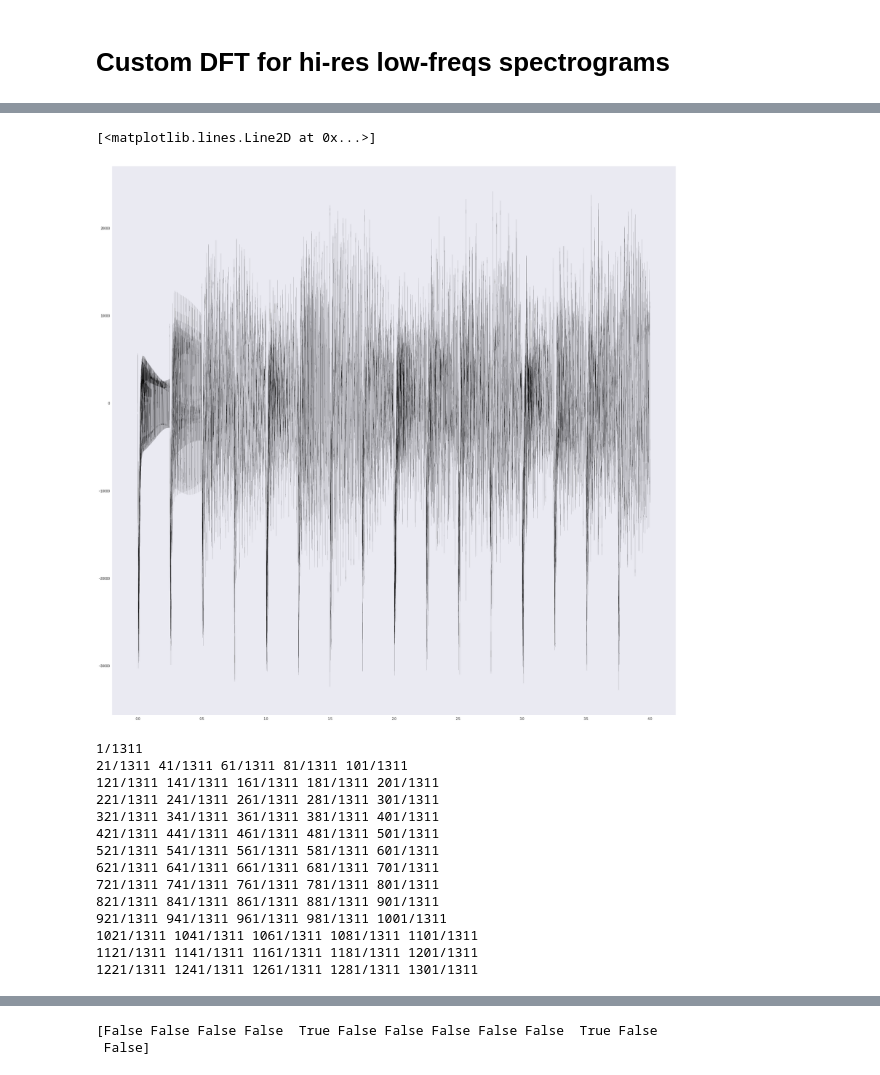
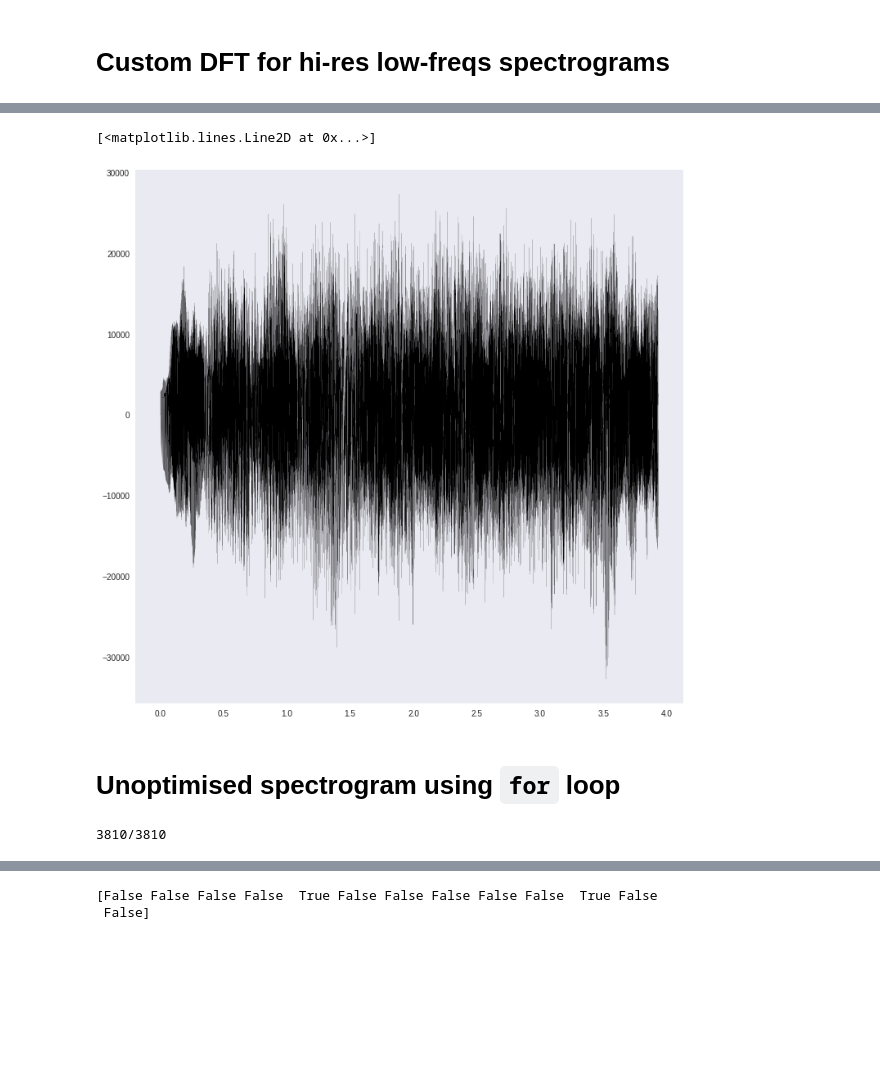
Before and after one commit to tandav/spectrogram, a Jupyter notebook: custom_fft_low_freqs.ipynb, the cells around one changed output, grey strips where cells are left out. Cells and saved outputs as stored; diff of their text form; code cells hidden in the pictures; blank space fills up the shorter version.

Commit message:
cupy, progressbar, save png

```diff
--- a/custom_fft_low_freqs.ipynb
+++ b/custom_fft_low_freqs.ipynb
@@ -3,6 +32,9 @@
 # %%
+from google.colab import files
 import numpy as np
+import cupy as cp
 import matplotlib.pyplot as plt
+import sys
 # plt.rcParams['figure.figsize'] = [20, 20]
-plt.rcParams['figure.figsize'] = [30, 30]
-# plt.rcParams['figure.figsize'] = [12, 12]
+# plt.rcParams['figure.figsize'] = [30, 30]
+plt.rcParams['figure.figsize'] = [12, 12]
@@ -27,59 +57,73 @@ c-c#-192kHz (1).wav  c-c#-192kHz.wav  datalab  ff.png  todi.wav
 # %%
 from scipy.io import wavfile
-rate, x = wavfile.read('c-c#-192kHz.wav')
+rate, x = wavfile.read('lead.wav')
 signal = x
 # signal = x[:20000]
 # left_channel  = x[:, 0]
 # right_channel = x[:, 1]
 # signal = left_channel
 # signal = (left_channel + right_channel) / 2 # average left and right channels to mono signal // reaaly bad, don't do this
 N = len(signal)
 t = np.linspace(0, N/rate, N)
 plt.grid()
 plt.plot(t, signal, 'k-', linewidth=0.1)
 # %% [output]
 [<matplotlib.lines.Line2D at 0x...>]
-[figure, old version]
+[figure, new version]
+# %% [markdown]
+# Unoptimised spectrogram using `for` loop
 # %%
-nperseg  = 11025//7
-noverlap = nperseg // 100 * 66
+from scipy.signal import tukey, gaussian
 
-# nperseg  = 11025//2
-# noverlap = nperseg // 100 * 92
+
+nperseg  = 11025 // 5
+# noverlap = nperseg -1
+noverlap = nperseg // 100 * 98
+
 step = nperseg - noverlap
 f_N = nperseg // 1
 spectrogram = np.empty( ((signal.shape[-1] - noverlap) // step, f_N) )
 t_chunk = np.linspace(0, nperseg / rate, nperseg)
-f       = np.geomspace(30, nperseg//2, f_N) # second arg: nperseg//2 (Nyquist limit)
+f = np.logspace(np.log10(30), np.log10(nperseg//2), f_N) # second arg: nperseg//2 (Nyquist limit)
+# f       = np.geomspace(30, nperseg//2, f_N) # second arg: nperseg//2 (Nyquist limit)
 
 
 T_chunk, F_chunk = np.meshgrid(t_chunk, f)
-E = np.exp(-2j * np.pi * F_chunk * T_chunk)
+E = cp.array(np.exp(-2j * np.pi * F_chunk * T_chunk))
+
 
 lines_for_plot_windows = []
 # blur_kernel = gaussian(50, std=3)
-blur_kernel = gaussian(50, std=3)
+blur_kernel = gaussian(50, std=10)
+# acoustic_filter = 12200**2 * f**2 / (f**2 + 20.6**2) / (f**2 + 12200**2) # siggigue.github.io/pyfilterbank/splweighting.html
+
 
 j = 0
 for i in range(0, N, step):
     if j % 20 == 0:
-      print(f'{j + 1}/{spectrogram.shape[0]}', end=' ')
-    if(j % 100 == 0):
-#     if j % 15 == 0:
-      print('\n', end='')
-    chunk = signal[i : i + nperseg]
+        sys.stdout.write('\r')
+        sys.stdout.write(f'{j + 1}/{spectrogram.shape[0]}')
+        sys.stdout.flush()
+
+    chunk = cp.array(signal[i : i + nperseg])
 
     if E.shape[1] == chunk.shape[0]:
 #         print(chunk.shape, np.hanning(nperseg).shape)
 #         chunk = chunk * np.hamming(nperseg)
 #         chunk = chunk * np.bartlett(nperseg)
-        chunk = chunk * np.blackman(nperseg)
-        corr = E @ chunk
+#         chunk = chunk * np.blackman(nperseg)
+#         chunk = chunk * gaussian(nperseg, std=0.1)
 
-        magnitude = np.abs(corr)
+#         corr = E @ chunk
 
-        lines_for_plot_windows.append(t[i])
-        lines_for_plot_windows.append(t[i + nperseg])
+        corr = cp.dot(E, chunk)
+
+        magnitude = np.abs(corr.get())
+
+#         magnitude = np.abs(corr)
+
+#         lines_for_plot_windows.append(t[i])
+#         lines_for_plot_windows.append(t[i + nperseg])
 
 
 
@@ -97,22 +141,13 @@ for i in range(0, N, step):
 #         sharp_peaks[sharp_peaks < threshold] = 0 # filter out small maximas
 #         sharp_peaks[maximas_mask] = 1
 
+#         spectrogram[j] = np.correlate(sharp_peaks, blur_kernel, mode='same') * acoustic_filter
+#         spectrogram[j] = np.correlate(sharp_peaks, blur_kernel, mode='same') * f
         spectrogram[j] = np.correlate(sharp_peaks, blur_kernel, mode='same')
 #         spectrogram[j] = magnitude
 #         spectrogram[j] = sharp_peaks
         j += 1
+sys.stdout.write('\r')
+sys.stdout.write(f'{spectrogram.shape[0]}/{spectrogram.shape[0]}')
 # %% [output]
-1/1311
-21/1311 41/1311 61/1311 81/1311 101/1311
-121/1311 141/1311 161/1311 181/1311 201/1311
-221/1311 241/1311 261/1311 281/1311 301/1311
-321/1311 341/1311 361/1311 381/1311 401/1311
-421/1311 441/1311 461/1311 481/1311 501/1311
-521/1311 541/1311 561/1311 581/1311 601/1311
-621/1311 641/1311 661/1311 681/1311 701/1311
-721/1311 741/1311 761/1311 781/1311 801/1311
-821/1311 841/1311 861/1311 881/1311 901/1311
-921/1311 941/1311 961/1311 981/1311 1001/1311
-1021/1311 1041/1311 1061/1311 1081/1311 1101/1311
-1121/1311 1141/1311 1161/1311 1181/1311 1201/1311
-1221/1311 1241/1311 1261/1311 1281/1311 1301/1311
+3810/3810
```
Also changed, not shown: parts of 15 cells of this notebook.
